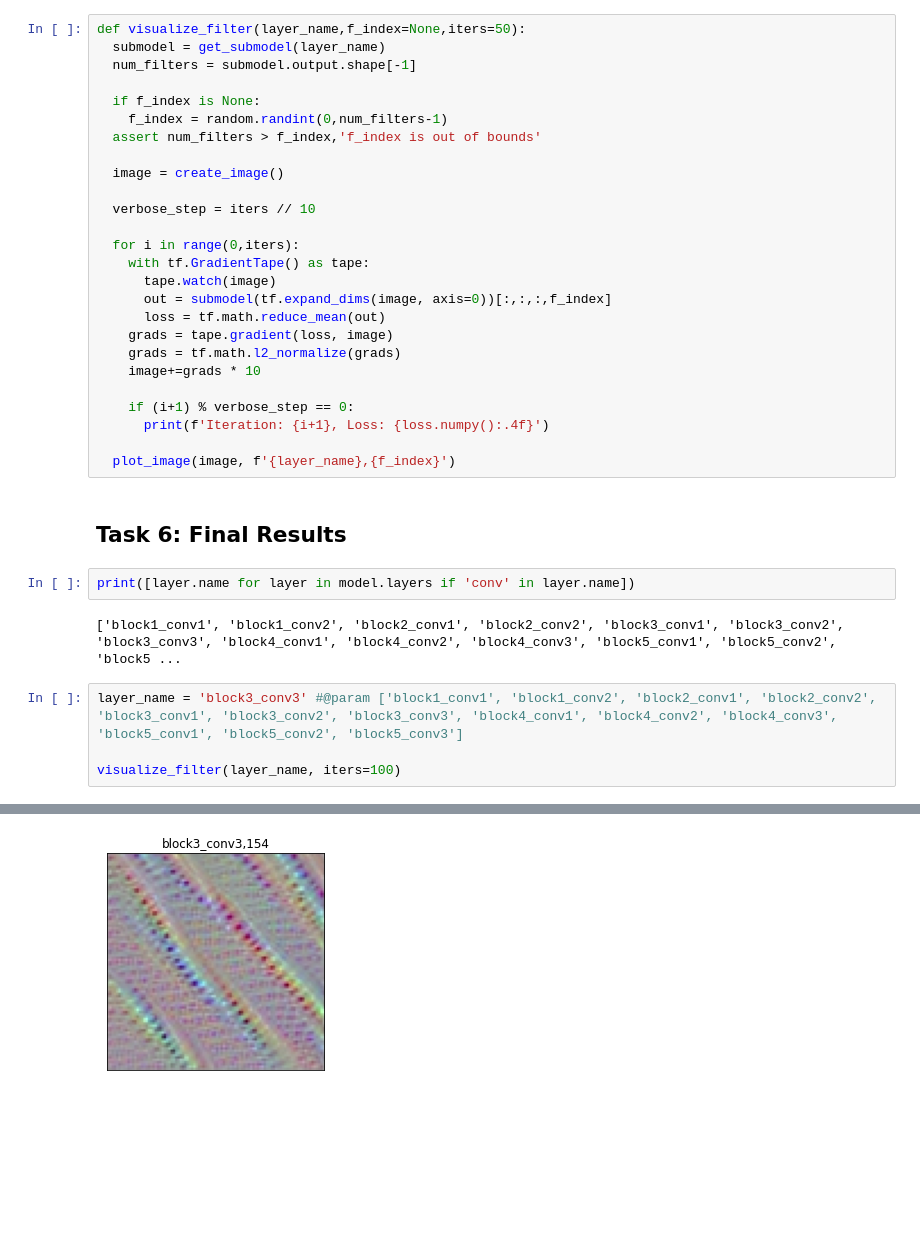
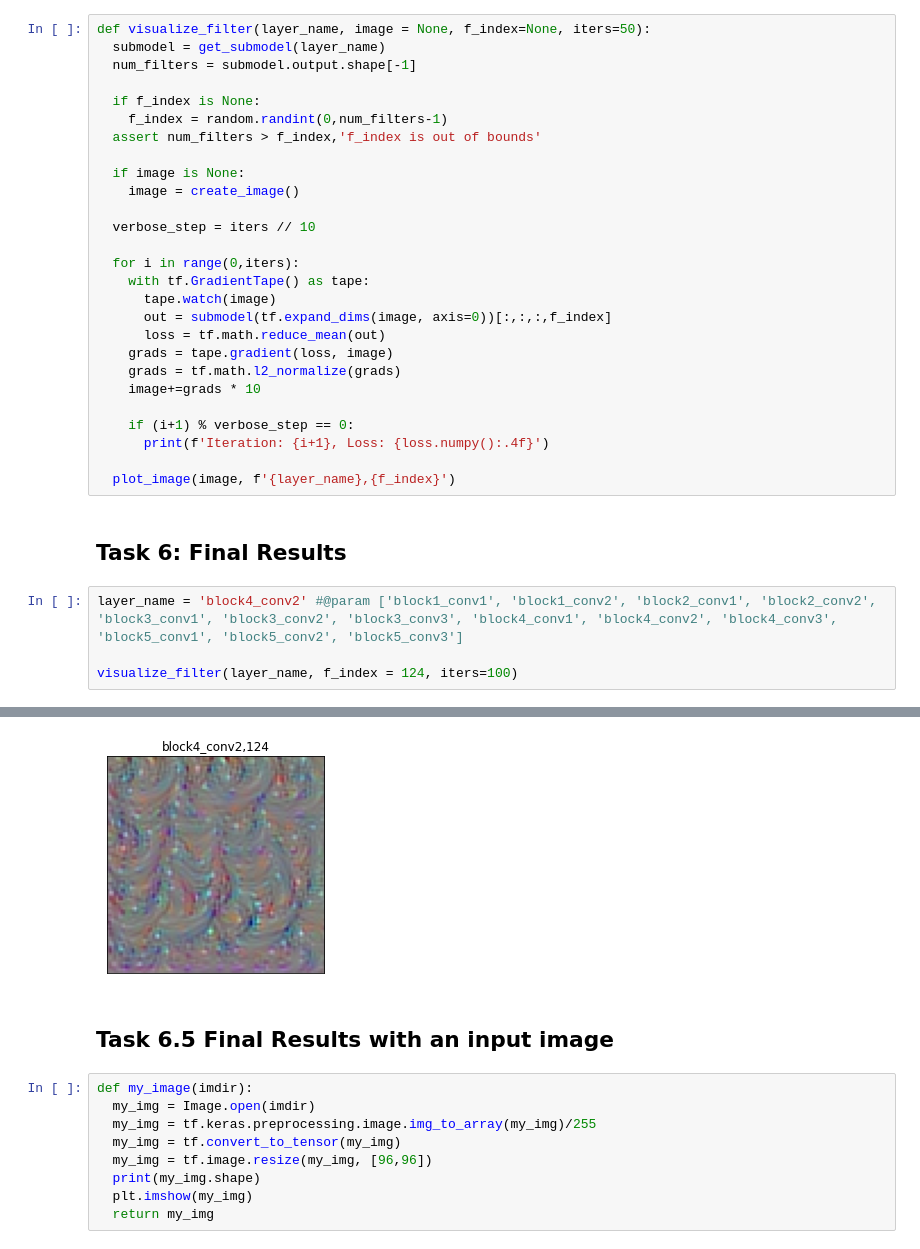
Before and after one commit to yash9904/CNN-Filter-Visualization, a Jupyter notebook: Visualizing Filters of a CNN.ipynb, the cells around one changed output, grey strips where cells are left out. Cells and saved outputs as stored; diff of their text form; blank space fills up the shorter version.

```diff
--- a/Visualizing Filters of a CNN.ipynb
+++ b/Visualizing Filters of a CNN.ipynb
@@ -79,7 +83,7 @@ plot_image(image)
 # %% [markdown]
 ## Task 5: Training Loop
 # %%
-def visualize_filter(layer_name,f_index=None,iters=50):
+def visualize_filter(layer_name, image = None, f_index=None, iters=50):
   submodel = get_submodel(layer_name)
   num_filters = submodel.output.shape[-1]
 
@@ -87,7 +91,8 @@ def visualize_filter(layer_name,f_index=None,iters=50):
     f_index = random.randint(0,num_filters-1)
   assert num_filters > f_index,'f_index is out of bounds'
 
-  image = create_image()
+  if image is None:
+    image = create_image()
 
   verbose_step = iters // 10
 
@@ -106,12 +111,8 @@ def visualize_filter(layer_name,f_index=None,iters=50):
   plot_image(image, f'{layer_name},{f_index}')
 # %% [markdown]
 ## Task 6: Final Results
-# %%
-print([layer.name for layer in model.layers if 'conv' in layer.name])
-# %% [output]
-['block1_conv1', 'block1_conv2', 'block2_conv1', 'block2_conv2', 'block3_conv1', 'block3_conv2', 'block3_conv3', 'block4_conv1', 'block4_conv2', 'block4_conv3', 'block5_conv1', 'block5_conv2', 'block5 ...
 # %%
-layer_name = 'block3_conv3' #@param ['block1_conv1', 'block1_conv2', 'block2_conv1', 'block2_conv2', 'block3_conv1', 'block3_conv2', 'block3_conv3', 'block4_conv1', 'block4_conv2', 'block4_conv3', 'block5_conv1', 'block5_conv2', 'block5_conv3']
+layer_name = 'block4_conv2' #@param ['block1_conv1', 'block1_conv2', 'block2_conv1', 'block2_conv2', 'block3_conv1', 'block3_conv2', 'block3_conv3', 'block4_conv1', 'block4_conv2', 'block4_conv3', 'block5_conv1', 'block5_conv2', 'block5_conv3']
 
-visualize_filter(layer_name, iters=100)
+visualize_filter(layer_name, f_index = 124, iters=100)
 # %% [output]
@@ -128 +129,12 @@ Iteration: 100, Loss: 763.5336
-[figure, old version]
+[figure, new version]
+# %% [markdown]
+## Task 6.5 Final Results with an input image
+# %%
+def my_image(imdir):
+  my_img = Image.open(imdir)
+  my_img = tf.keras.preprocessing.image.img_to_array(my_img)/255
+  my_img = tf.convert_to_tensor(my_img)
+  my_img = tf.image.resize(my_img, [96,96])
+  print(my_img.shape)
+  plt.imshow(my_img)
+  return my_img
```
Also changed, not shown: parts of 7 cells of this notebook.
